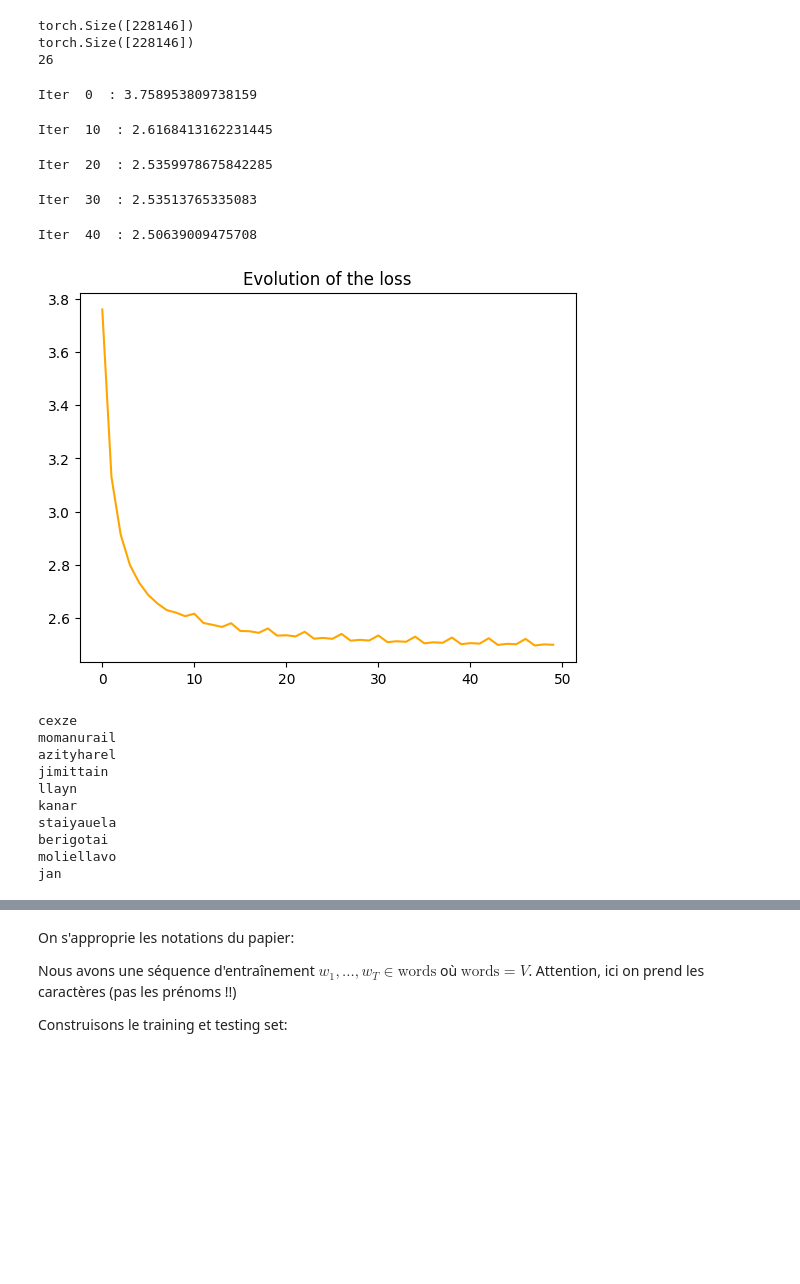
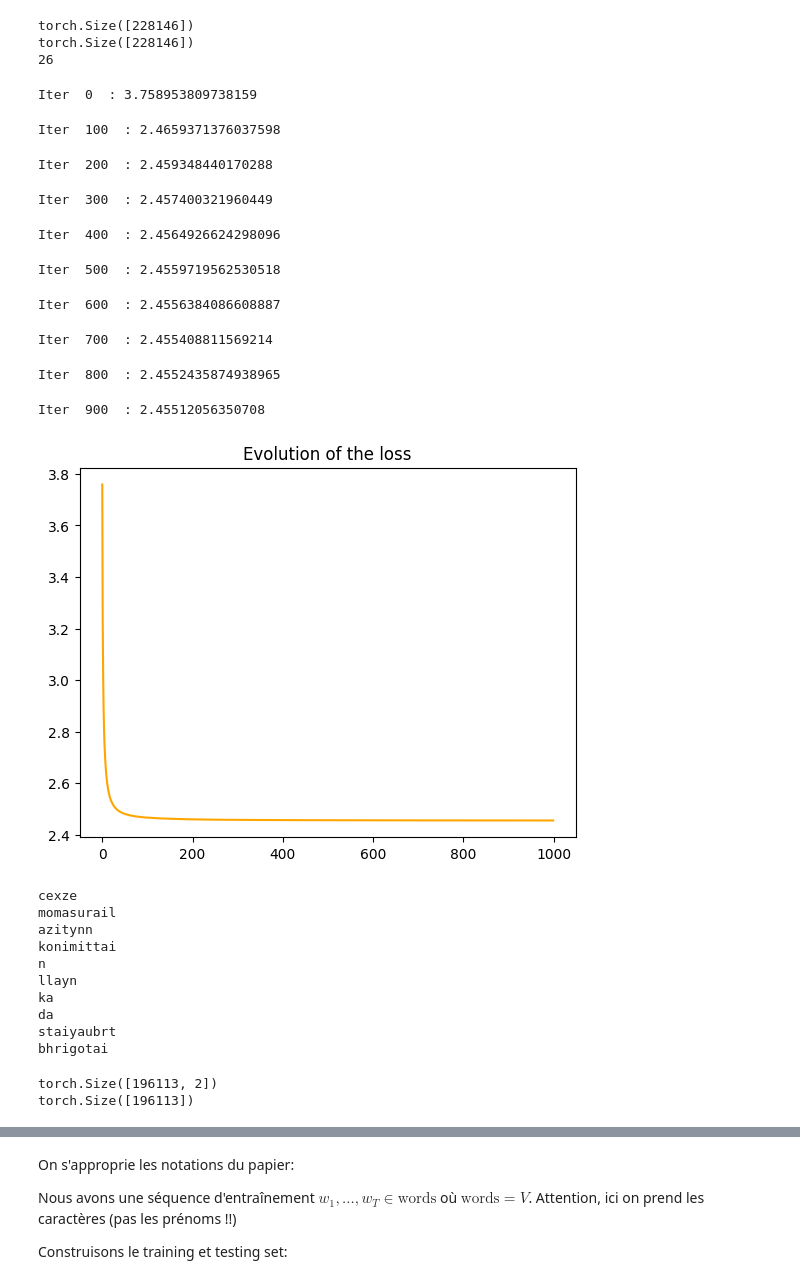
Before and after one commit to AugustinCablant/ensae-dl-2025, a Jupyter notebook: TP2/problem.ipynb, the cells around one changed output, grey strips where cells are left out. Drawn from its saved outputs; the diff is of its cells as text; code cells hidden in the pictures; blank space fills up the shorter version.

```diff
--- a/TP2/problem.ipynb
+++ b/TP2/problem.ipynb
@@ -125,37 +124,46 @@ W.requires_grad=True
 # %%
 import math
 from tqdm import tqdm
 losses = []
+num_iteration = 10 ** 3
+lr = 75
+
 # training loop
-for k in tqdm(range(50)):
+for k in tqdm(range(num_iteration)):
     #forward pass
     xenc = F.one_hot(xs, num_classes=27).float() # encode xs with F.one_hot
     #print("Shape of xenc :", xenc.shape)
     logits = xenc @ W
     counts = logits.exp()
     probs = counts / counts.sum(dim=1, keepdim=True)
     loss = -probs[torch.arange(xs.shape[0]), ys].log().mean()
 
     # backward pass
     W.grad = None
     W.bias = None
     loss.backward()
 
     # update
-    W.data -= 100 * W.grad
+    W.data -= lr * W.grad
     losses.append(loss.item())
-    if k % 10 == 0:
+    lr /= (1 + 10**(-6) * k)
+    if k % 100 == 0:
         print("Iter ", k, " :", loss.item())
-plt.plot(range(50), losses, color="orange")
+plt.plot(range(num_iteration), losses, color="orange")
 plt.title("Evolution of the loss")
 plt.show()
 # %% [output]
 Iter  0  : 3.758953809738159
-Iter  10  : 2.6168413162231445
+Iter  100  : 2.4659371376037598
-Iter  20  : 2.5359978675842285
+Iter  200  : 2.459348440170288
-Iter  30  : 2.53513765335083
+Iter  300  : 2.457400321960449
-Iter  40  : 2.50639009475708
+Iter  400  : 2.4564926624298096
+Iter  500  : 2.4559719562530518
+Iter  600  : 2.4556384086608887
+Iter  700  : 2.455408811569214
+Iter  800  : 2.4552435874938965
+Iter  900  : 2.45512056350708
-[figure, old version]
+[figure, new version]
 # %%
 # finally, sample from the neural net model
 g = torch.Generator().manual_seed(2147483647)
@@ -175,14 +183,14 @@ for k in range(10):
     print(''.join(out))
 # %% [output]
 cexze
-momanurail
-azityharel
-jimittain
+momasurail
+azitynn
+konimittai
+n
 llayn
-kanar
-staiyauela
-berigotai
-moliellavo
-jan
+ka
+da
+staiyaubrt
+bhrigotai
 # %%
 # Exercise 3: homework (*) extend the previous model to trigram
@@ -188,0 +217,6 @@ jan
+# %%
+print(xs.shape)  # 2 dimension !
+print(ys.shape)
+# %% [output]
+torch.Size([196113, 2])
+torch.Size([196113])
```
Also changed, not shown: parts of 8 cells of this notebook.
